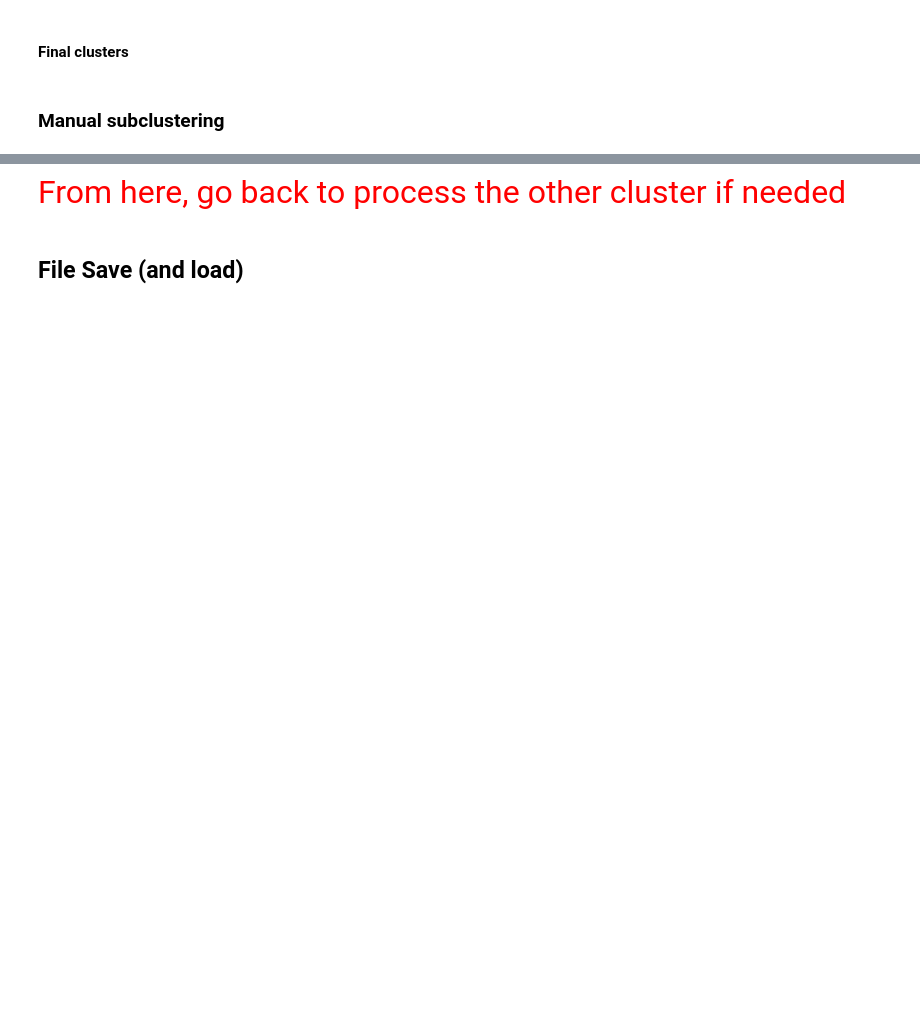
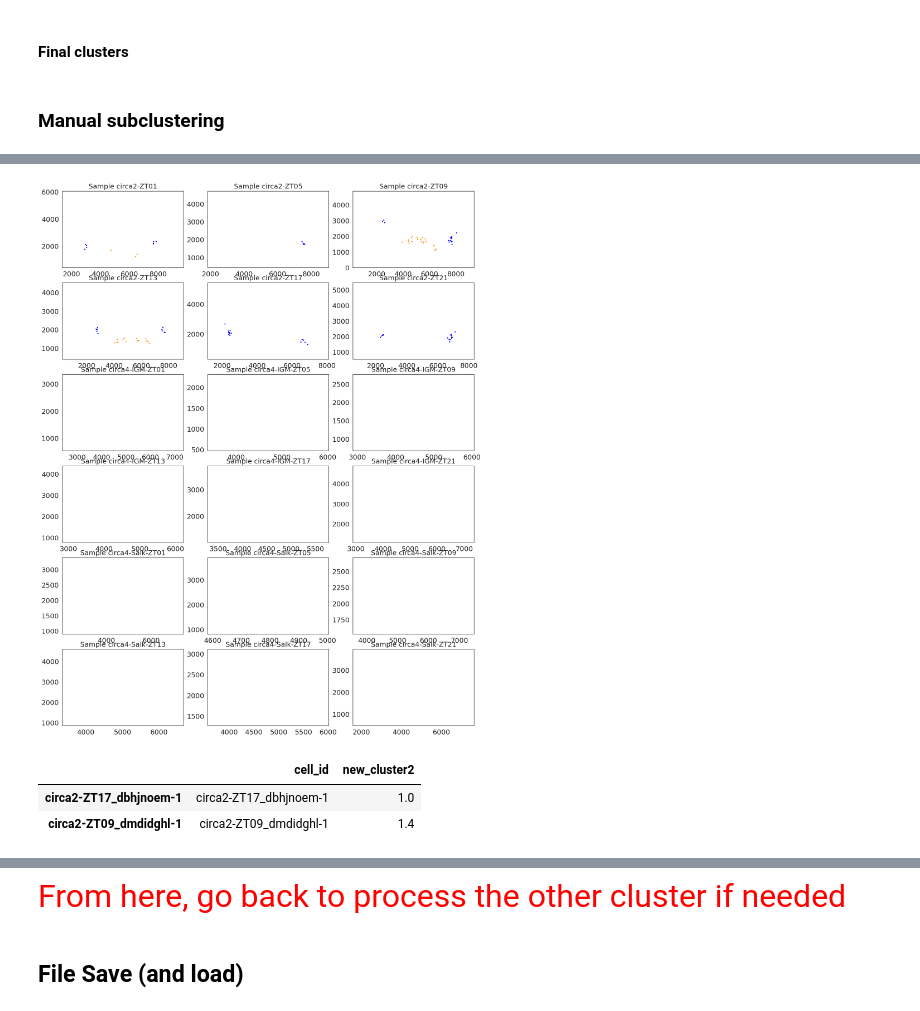
Before and after one commit to Carboneinerte/Xenium-workflow, a Jupyter notebook: v9B_Xenium_annotation_n_subsclustering.ipynb, the cells around one changed output, grey strips where cells are left out. Cells and saved outputs as stored; diff of their text form; code cells hidden in the pictures; blank space fills up the shorter version.

```diff
--- a/v9B_Xenium_annotation_n_subsclustering.ipynb
+++ b/v9B_Xenium_annotation_n_subsclustering.ipynb
@@ -530,6 +610,6 @@ sns.heatmap(cont_tab.T, annot=True, cmap="YlGnBu", fmt=".1f", cbar = False)
 # %%
 ### Select a cluster to subcluster
-cluster_to_sub = "1"
+cluster_to_sub = 1
 
 adata_subcluster = adata_filter[adata_filter.obs[Clusters_to_use] == cluster_to_sub]
 adata_subcluster.obs[Clusters_to_use].sample() , adata_subcluster.shape
@@ -594,36 +701,42 @@ sns.heatmap(cont_tab.T, annot=True, cmap="YlGnBu", fmt=".1f", cbar=False)
 # %%
 ### Generate a color palette for the clusters - to make color stay consistent across samples
 adata_subcluster.obs[clustering_method] = adata_subcluster.obs[clustering_method].astype(int)
 
 # Create a palette with a unique color for each cluster
 num_clusters = len(adata_subcluster.obs[clustering_method].unique())
 palette = sns.color_palette("tab20", n_colors=num_clusters)
 
 # Map each 'leiden' value to a color
 adata_subcluster.obs['kmeans_colors'] = adata_subcluster.obs[clustering_method].apply(lambda x: palette[x])
 
 # Mapping of clusters
 fig, axs = plt.subplots(6,3,figsize=(15, 20))
 axs = axs.flatten()
 clusters_plot = {
-    0: 'orchid', 1: 'forestgreen', 2: 'black', 3:'red',
-    4:'cyan', 5:'blue', 6:'darkorange', 7:'coral',
-    8:'forestgreen', 9: 'coral',10:'red', 11:'cyan',
+    # 0: 'orchid', 1: 'forestgreen', 2: 'black', 3:'red',
+    # 4:'cyan', 5:'blue', 6:'darkorange', 7:'coral',
+    # 8:'forestgreen', 9: 'coral',10:'red', 11:'cyan',
     12:'blue',13:'darkorange',14:'black'
 }
 
 for idx, sample in enumerate(samples_ids):
     adata_sel = adata_subcluster[(adata_subcluster.obs['sample'] == sample)]
     for cluster_id in adata_sel.obs[clustering_method].unique():
         cluster_data = adata_sel.obs[adata_sel.obs[clustering_method] == cluster_id]
         colors = clusters_plot[cluster_id] if cluster_id in clusters_plot else "none"
         # colors= cluster_data['kmeans_colors'].unique()[0]
         axs[idx].scatter(cluster_data['x_centroid'], cluster_data['y_centroid'], color=colors, s=2, label=cluster_id)
         axs[idx].set_title(f"Sample {sample}")
+# %% [output]
+[figure, added]
 # %%
 adata_subcluster.obs['new_cluster'] = clustering_method
 adata_subcluster.obs['new_cluster2'] = adata_subcluster.obs[Clusters_to_use].astype("str") + '.' + adata_subcluster.obs[clustering_method].astype("str")
 adata_subcluster.obs[['cell_id','new_cluster2']].sample(2)
+# %% [output]
+|  | cell_id | new_cluster2 |
+| circa2-ZT17_dbhjnoem-1 | circa2-ZT17_dbhjnoem-1 | 1.0 |
+| circa2-ZT09_dmdidghl-1 | circa2-ZT09_dmdidghl-1 | 1.4 |
 # %%
 # Use this dictionnary to rename ['cell type'] with the new appropriate cell type for the subcluster. Follow the format. One subcluster at the time.
 rename_subclass = {
```
Also changed, not shown: parts of 36 cells of this notebook, 3 other files.
